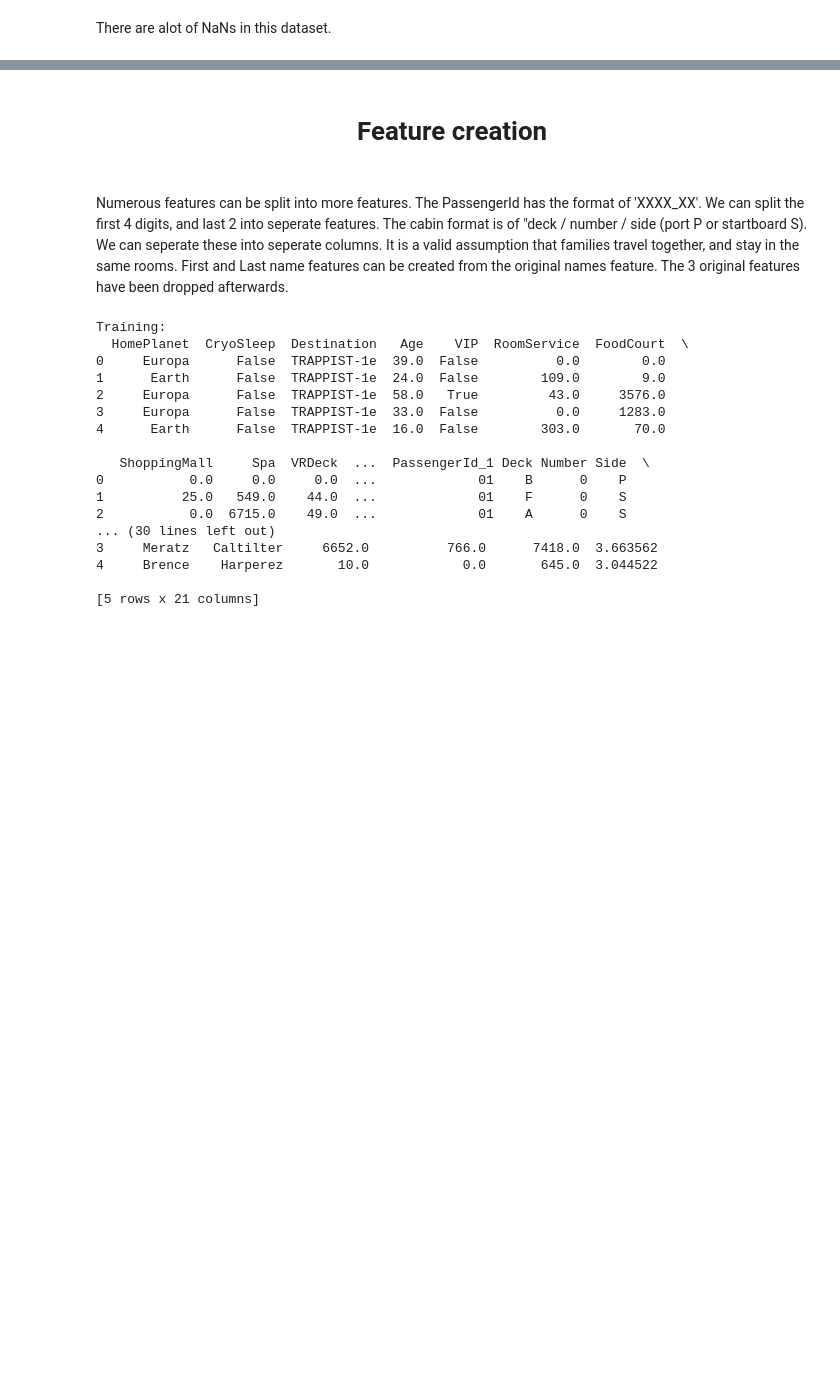
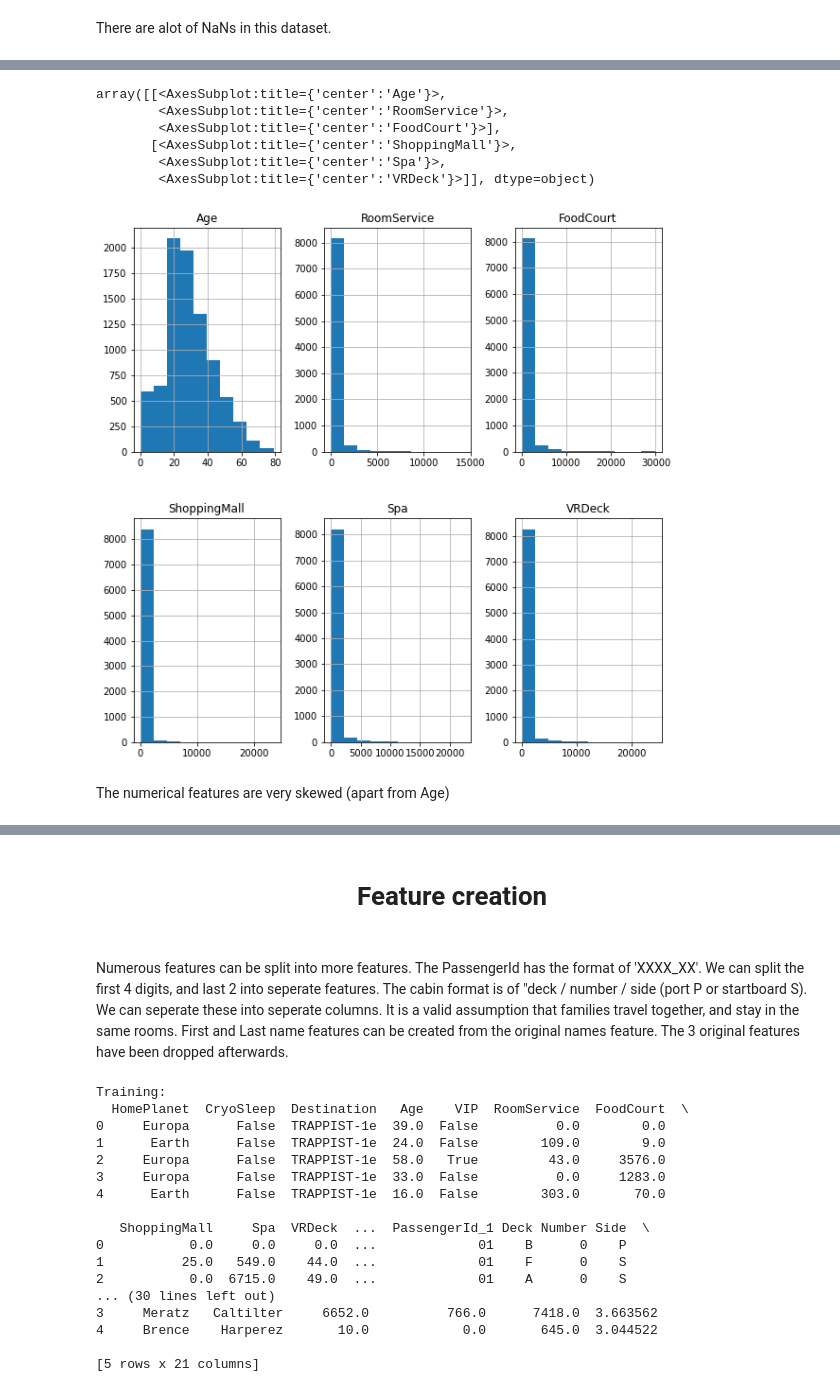
Before and after one commit to Cameron858/gradcracker-scraper, a Jupyter notebook: spaceship-titanic-various-models.ipynb, the cells around one changed output, grey strips where cells are left out. Cells and saved outputs as stored; diff of their text form; code cells hidden in the pictures; blank space fills up the shorter version.

```diff
--- a/spaceship-titanic-various-models.ipynb
+++ b/spaceship-titanic-various-models.ipynb
@@ -70,0 +74,16 @@ for row in [0, 1]:
+# %%
+# distributions of numerical features
+original_numerical_features = ['Age', 'RoomService', 'FoodCourt', 'ShoppingMall', 'Spa', 'VRDeck']
+
+fig2, ax = plt.subplots(2, 3, figsize=(10, 10))
+train[original_numerical_features].hist(ax=ax)
+# %% [output]
+array([[<AxesSubplot:title={'center':'Age'}>,
+        <AxesSubplot:title={'center':'RoomService'}>,
+        <AxesSubplot:title={'center':'FoodCourt'}>],
+       [<AxesSubplot:title={'center':'ShoppingMall'}>,
+        <AxesSubplot:title={'center':'Spa'}>,
+        <AxesSubplot:title={'center':'VRDeck'}>]], dtype=object)
+[figure, added]
+# %% [markdown]
+The numerical features are very skewed (apart from Age)
```
Also changed, not shown: parts of 23 cells of this notebook.
